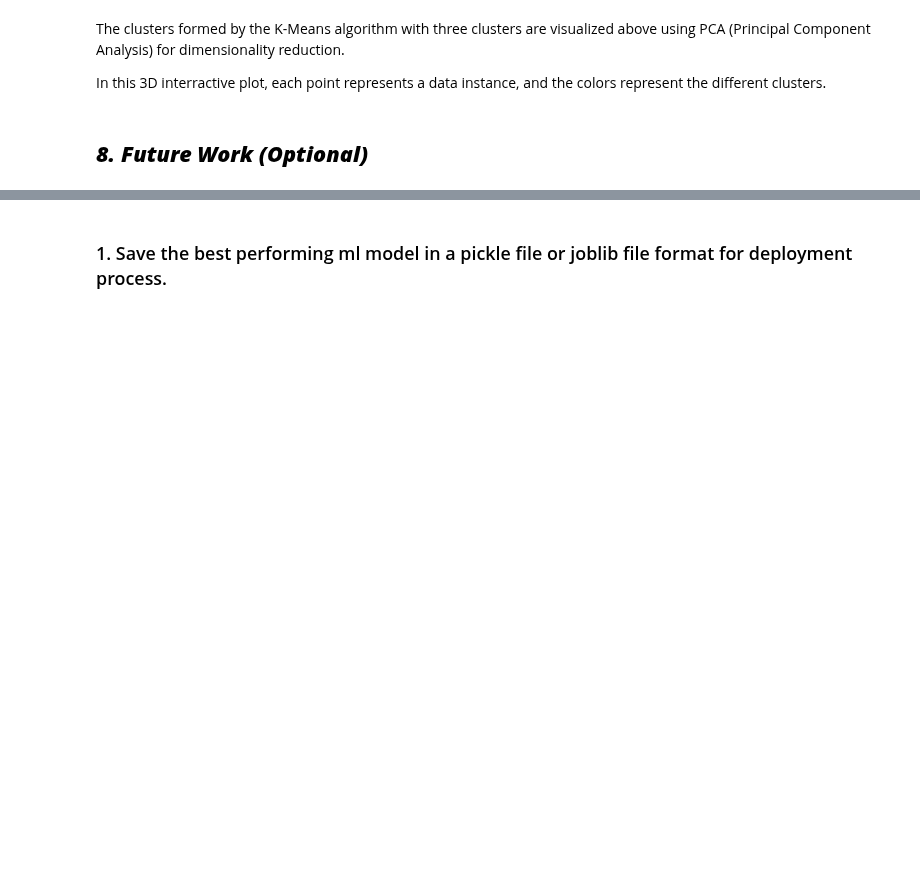
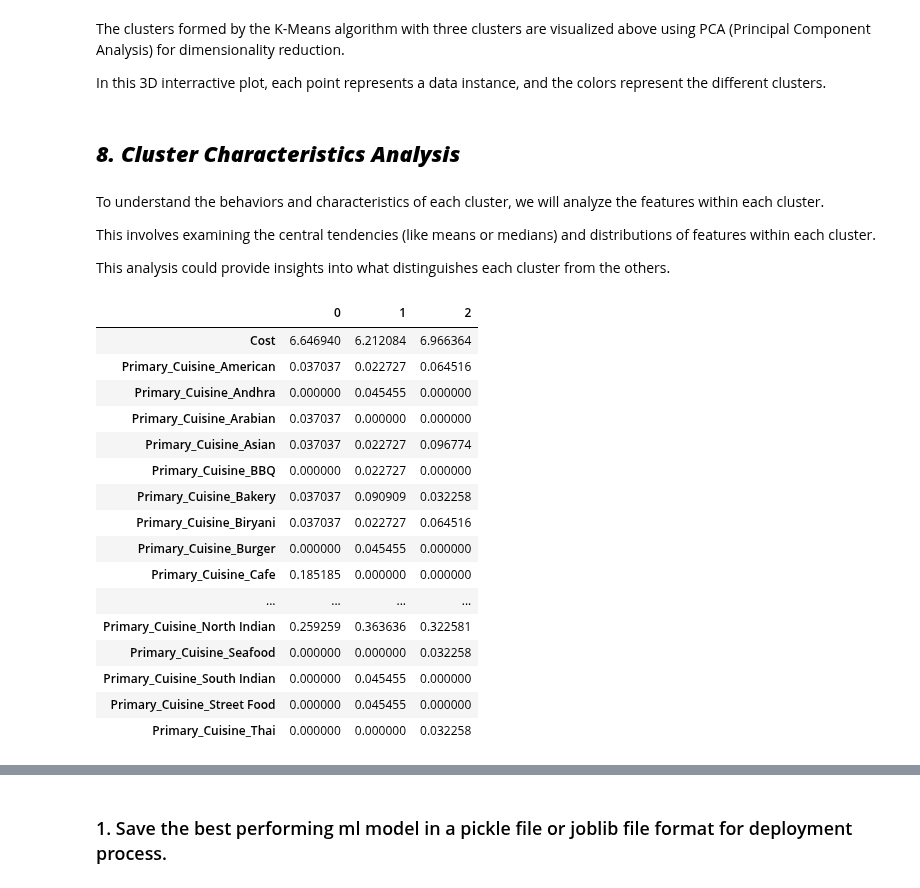
Before and after one commit to Ash99-commits/Unsupervised_ML_Zomato-Restaurant_Clustering_And_Sentiment_Analysis, a Jupyter notebook: Unsupervised_ML_Zomato_Restaurant_Clustering_And_Sentiment_Analysis_Ashwani_Kumar_Patra.ipynb, the cells around one changed output, grey strips where cells are left out. Drawn from its saved outputs; the diff is of its cells as text; code cells hidden in the pictures; blank space fills up the shorter version.

```diff
--- a/Unsupervised_ML_Zomato_Restaurant_Clustering_And_Sentiment_Analysis_Ashwani_Kumar_Patra.ipynb
+++ b/Unsupervised_ML_Zomato_Restaurant_Clustering_And_Sentiment_Analysis_Ashwani_Kumar_Patra.ipynb
@@ -2637,5 +2637,51 @@ fig.show()
 The clusters formed by the K-Means algorithm with three clusters are visualized above using PCA (Principal Component Analysis) for dimensionality reduction.
 
 In this 3D interractive plot, each point represents a data instance, and the colors represent the different clusters.
-# %% [markdown]
-## ***8.*** ***Future Work (Optional)***
+# %% [markdown]
+## ***8.*** ***Cluster Characteristics Analysis***
+# %% [markdown]
+To understand the behaviors and characteristics of each cluster, we will analyze the features within each cluster.
+
+This involves examining the central tendencies (like means or medians) and distributions of features within each cluster.
+
+This analysis could provide insights into what distinguishes each cluster from the others.
+# %%
+# Adding the cluster labels to the original dataset for analysis
+data_with_clusters = data_clustering.copy()
+data_with_clusters['Cluster'] = cluster_labels
+
+# Analyzing each cluster
+cluster_characteristics = {}
+for cluster in range(3):
+    cluster_data = data_with_clusters[data_with_clusters['Cluster'] == cluster]
+    cluster_characteristics[cluster] = cluster_data.describe().iloc[1, :]  # Using mean values for summary
+
+# Creating a DataFrame for easier visualization of cluster characteristics
+cluster_characteristics_df = pd.DataFrame(cluster_characteristics)
+
+# Create a boolean mask for rows where the row name is 'Cost' or starts with 'Primary'
+mask = (cluster_characteristics_df.index == 'Cost') | cluster_characteristics_df.index.str.startswith('Primary')
+
+# Using the mask to filter the DataFrame
+cluster_characteristics_df = cluster_characteristics_df[mask]
+
+# Printing the filtered DataFrame
+cluster_characteristics_df
+# %% [output]
+|  | 0 | 1 | 2 |
+| Cost | 6.646940 | 6.212084 | 6.966364 |
+| Primary_Cuisine_American | 0.037037 | 0.022727 | 0.064516 |
+| Primary_Cuisine_Andhra | 0.000000 | 0.045455 | 0.000000 |
+| Primary_Cuisine_Arabian | 0.037037 | 0.000000 | 0.000000 |
+| Primary_Cuisine_Asian | 0.037037 | 0.022727 | 0.096774 |
+| Primary_Cuisine_BBQ | 0.000000 | 0.022727 | 0.000000 |
+| Primary_Cuisine_Bakery | 0.037037 | 0.090909 | 0.032258 |
+| Primary_Cuisine_Biryani | 0.037037 | 0.022727 | 0.064516 |
+| Primary_Cuisine_Burger | 0.000000 | 0.045455 | 0.000000 |
+| Primary_Cuisine_Cafe | 0.185185 | 0.000000 | 0.000000 |
+| ... | ... | ... | ... |
+| Primary_Cuisine_North Indian | 0.259259 | 0.363636 | 0.322581 |
+| Primary_Cuisine_Seafood | 0.000000 | 0.000000 | 0.032258 |
+| Primary_Cuisine_South Indian | 0.000000 | 0.045455 | 0.000000 |
+| Primary_Cuisine_Street Food | 0.000000 | 0.045455 | 0.000000 |
+| Primary_Cuisine_Thai | 0.000000 | 0.000000 | 0.032258 |
```
Also changed, not shown: parts of 3 cells of this notebook.
